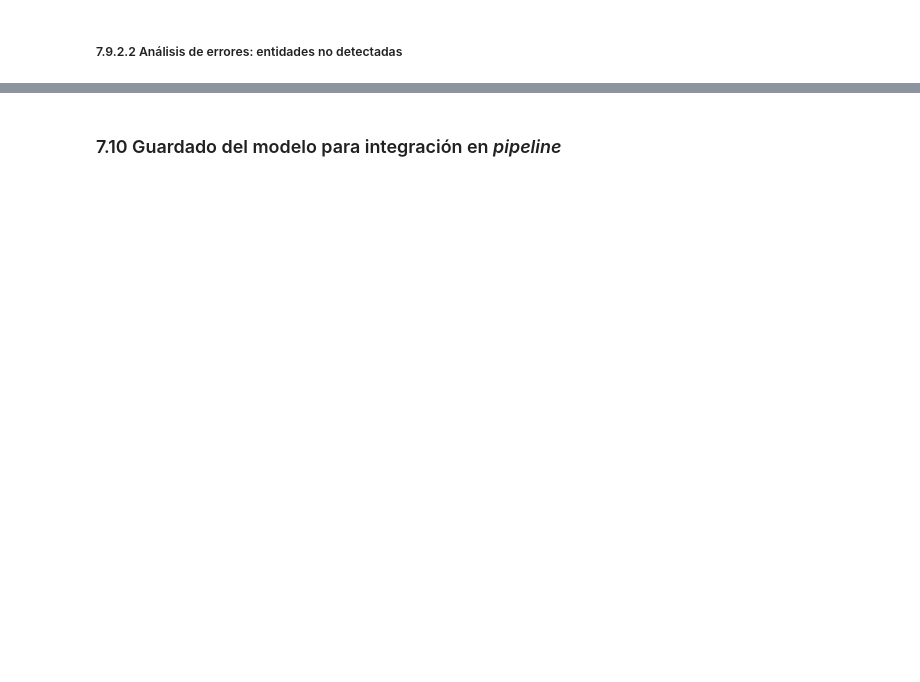
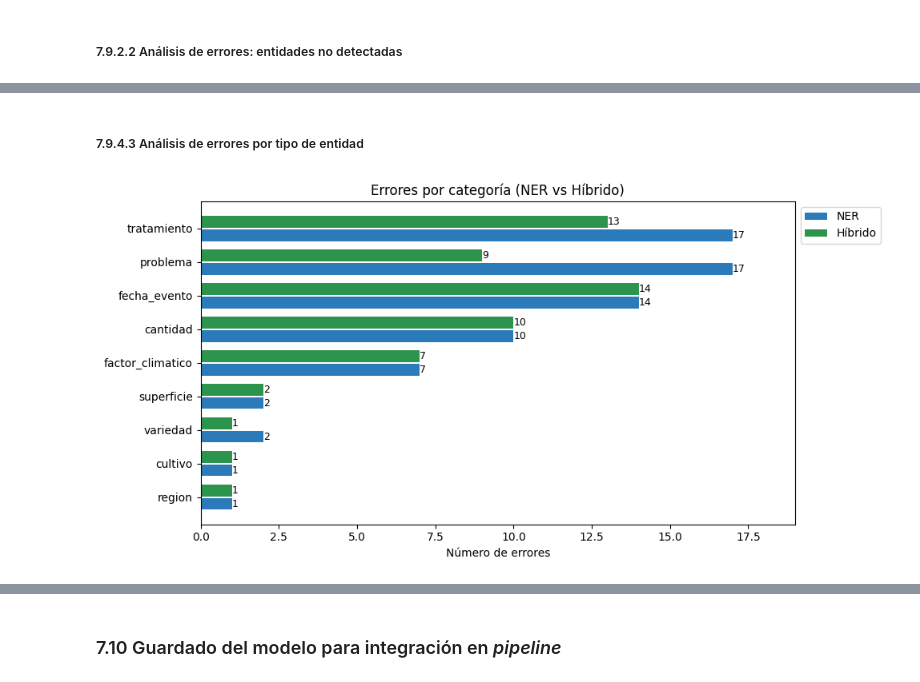
Before and after one commit to JMPinillos/agri-voice-ai, a Jupyter notebook: notebooks/03_nlp_modeling/nlp_modeling.ipynb, the cells around one changed output, grey strips where cells are left out. Drawn from its saved outputs; the diff is of its cells as text; code cells hidden in the pictures; blank space fills up the shorter version.

```diff
--- a/notebooks/03_nlp_modeling/nlp_modeling.ipynb
+++ b/notebooks/03_nlp_modeling/nlp_modeling.ipynb
@@ -2729,0 +2905,77 @@ F1-score: 0.4897
+# %% [markdown]
+##### 7.9.4.3 Análisis de errores por tipo de entidad
+# %%
+# =========================
+# ERRORES POR CATEGORÍA
+# =========================
+
+# Convertimos a DataFrame
+df_ner = pd.DataFrame(
+    results["missing_by_label"].items(),
+    columns=["Entidad", "NER"]
+)
+
+df_hybrid = pd.DataFrame(
+    results_hybrid_analysis["missing_by_label"].items(),
+    columns=["Entidad", "Híbrido"]
+)
+
+# Merge
+df_compare = pd.merge(df_ner, df_hybrid, on="Entidad")
+
+# Ordenar por NER
+df_compare = df_compare.sort_values(by="NER", ascending=True)
+
+
+# =========================
+# CONFIGURACIÓN GRÁFICA
+# =========================
+
+y = np.arange(len(df_compare))
+height = 0.35
+gap = 0.05
+
+# Colores coherentes
+color_ner = sns.color_palette("Blues")[4]
+color_hybrid = sns.color_palette("Greens")[4]
+
+
+# =========================
+# GRÁFICO
+# =========================
+
+plt.figure(figsize=(10,5))
+
+bars1 = plt.barh(y - height/2 - gap/2, df_compare["NER"], height, label="NER", color=color_ner)
+bars2 = plt.barh(y + height/2 + gap/2, df_compare["Híbrido"], height, label="Híbrido", color=color_hybrid)
+
+# Configuración
+plt.yticks(y, df_compare["Entidad"])
+plt.xlabel("Número de errores")
+plt.title("Errores por categoría (NER vs Híbrido)")
+
+# Límite eje X con margen
+max_value = max(df_compare["NER"].max(), df_compare["Híbrido"].max())
+plt.xlim(0, max_value + 2)
+
+# Leyenda fuera
+plt.legend(loc="upper left", bbox_to_anchor=(1,1))
+
+# Etiquetas sobre barras
+for bars in [bars1, bars2]:
+    for bar in bars:
+        width_bar = bar.get_width()
+
+        plt.text(
+            width_bar,
+            bar.get_y() + bar.get_height()/2,
+            f"{int(width_bar)}",
+            va='center',
+            ha='left',
+            fontsize=9
+        )
+
+plt.tight_layout()
+plt.show()
+# %% [output]
+[figure, added]
```
Also changed, not shown: parts of 36 cells of this notebook, 1 other file.
